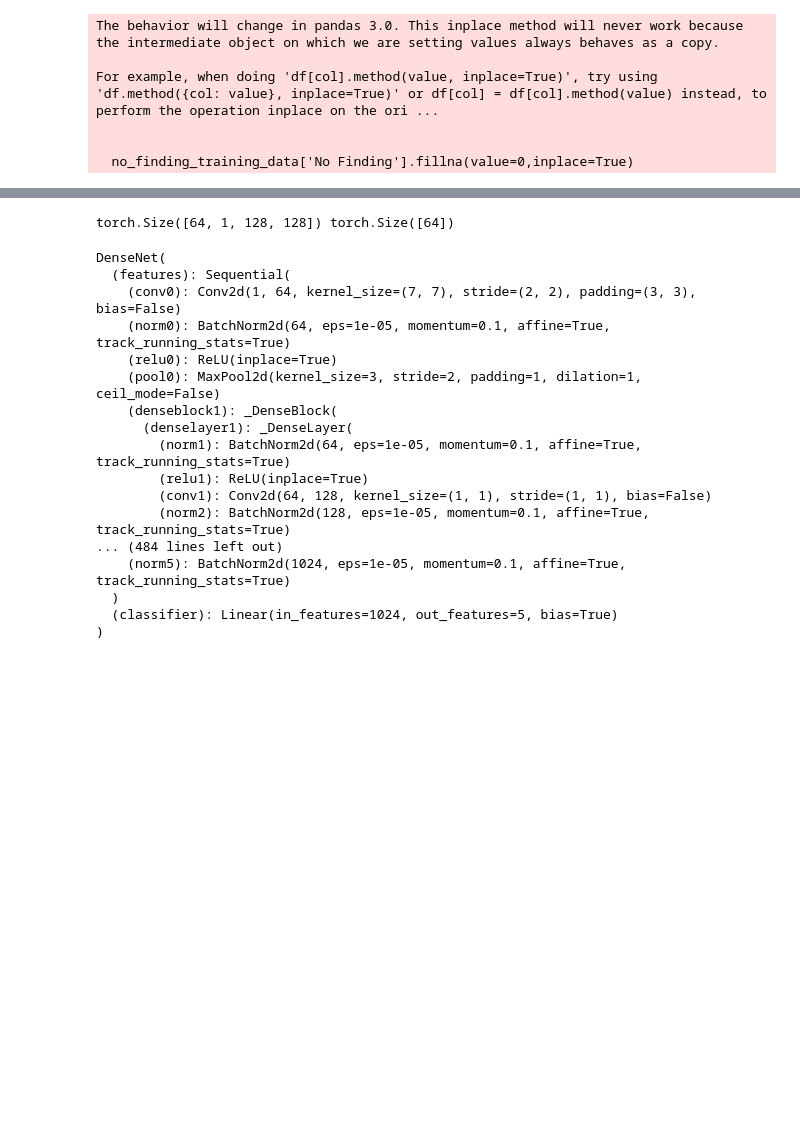
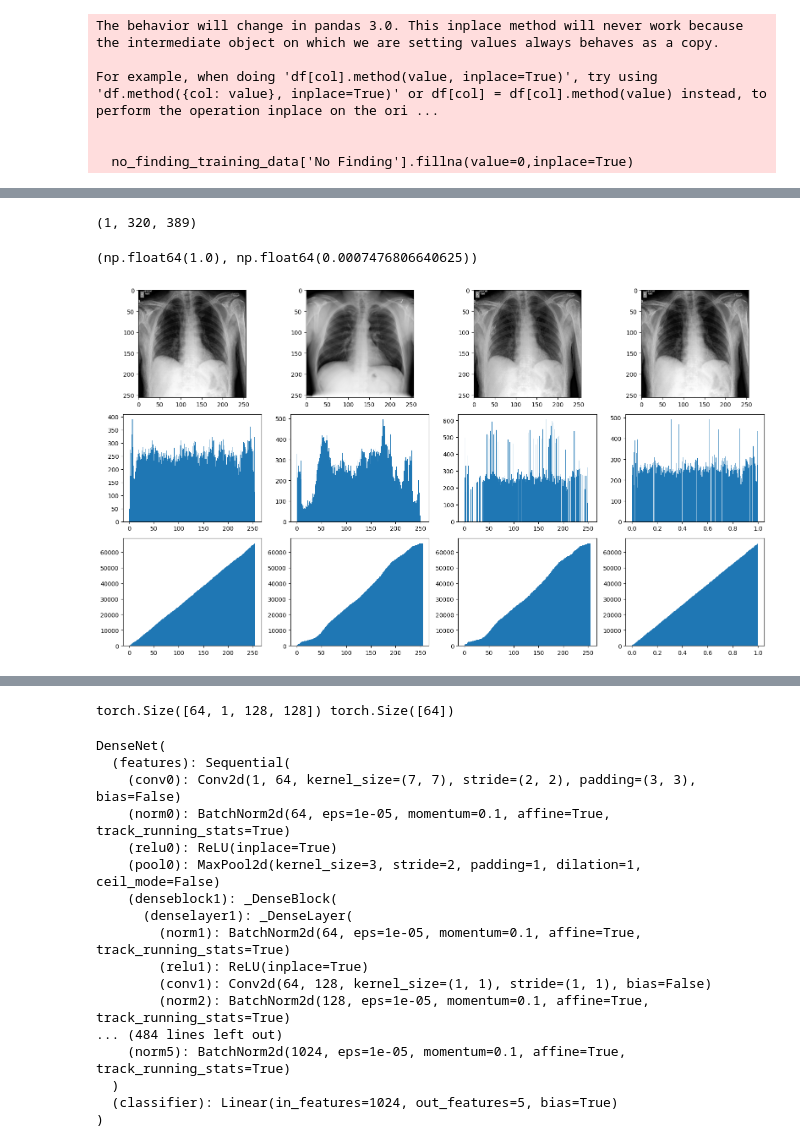
Before and after one commit to dishant24/BVM_Chest_X-Ray_Fair_AI, a Jupyter notebook: main.ipynb, the cells around one changed output, grey strips where cells are left out. Drawn from its saved outputs; the diff is of its cells as text; code cells hidden in the pictures; blank space fills up the shorter version.

```diff
--- a/main.ipynb
+++ b/main.ipynb
@@ -291,0 +277,4 @@ array([[0., 0., 1., 0., 0.],
+# %%
+np.uint8(data_images[0]).shape
+# %% [output]
+(1, 320, 389)
@@ -291,0 +283,39 @@ array([[0., 0., 1., 0., 0.],
+# %%
+resize_transform = transforms.Compose([
+    transforms.Resize((256, 256))
+])
+
+resized_img = np.uint8(resize_transform(reference_img).squeeze(0))
+# %%
+img = np.uint8(resize_transform(data_images[-7]).squeeze(0))
+# %%
+matched = exposure.match_histograms(img, resized_img)
+# %%
+equalized_img = exposure.equalize_hist(img)
+# %%
+equalized_img.max(), equalized_img.min()
+# %% [output]
+(np.float64(1.0), np.float64(0.0007476806640625))
+# %%
+fig, ax = plt.subplots(3, 4, figsize=(16, 9))
+
+ax[0,0].imshow(img, cmap='gray')
+ax[0,1].imshow(resized_img, cmap='gray')
+ax[0,2].imshow(matched, cmap='gray')
+ax[0,3].imshow(equalized_img, cmap='gray')
+
+ax[1,0].hist(img.ravel(),bins=256,range=(0,255))
+ax[1,1].hist(resized_img.ravel(),bins=256,range=(0,255))
+ax[1,2].hist(matched.ravel(),bins=256,range=(0,255))
+ax[1,3].hist(equalized_img.ravel(),bins=256,range=(0,1))
+
+
+ax[2,0].hist(img.ravel(),bins=256,range=(0,255), cumulative=True)
+ax[2,1].hist(resized_img.ravel(),bins=256,range=(0,255), cumulative=True)
+ax[2,2].hist(matched.ravel(),bins=256,range=(0,255), cumulative=True)
+ax[2,3].hist(equalized_img.ravel(),bins=256,range=(0,1), cumulative=True)
+
+plt.tight_layout()
+plt.show()
+# %% [output]
+[figure, added]
```
Also changed, not shown: parts of 17 cells of this notebook, 3 other files.
